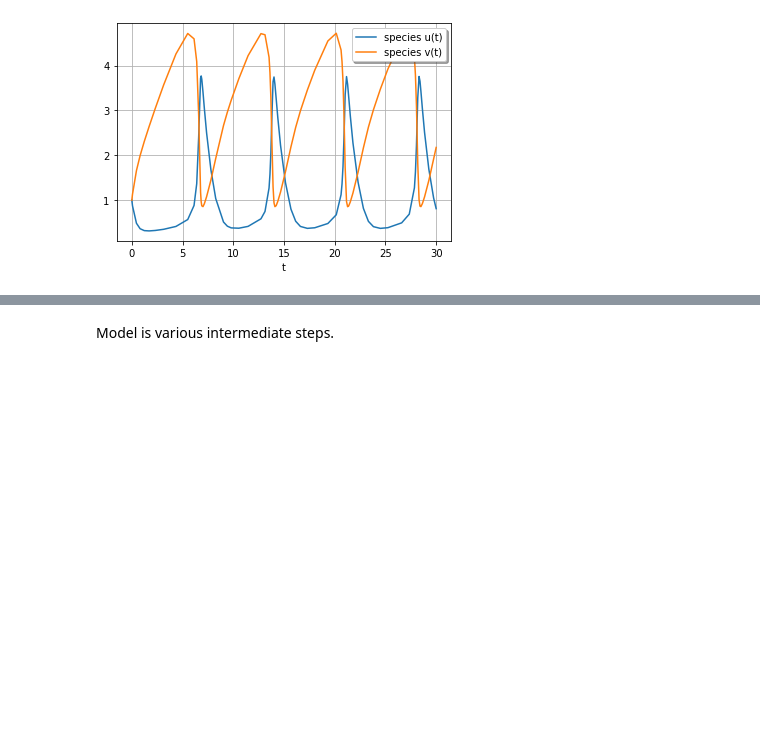
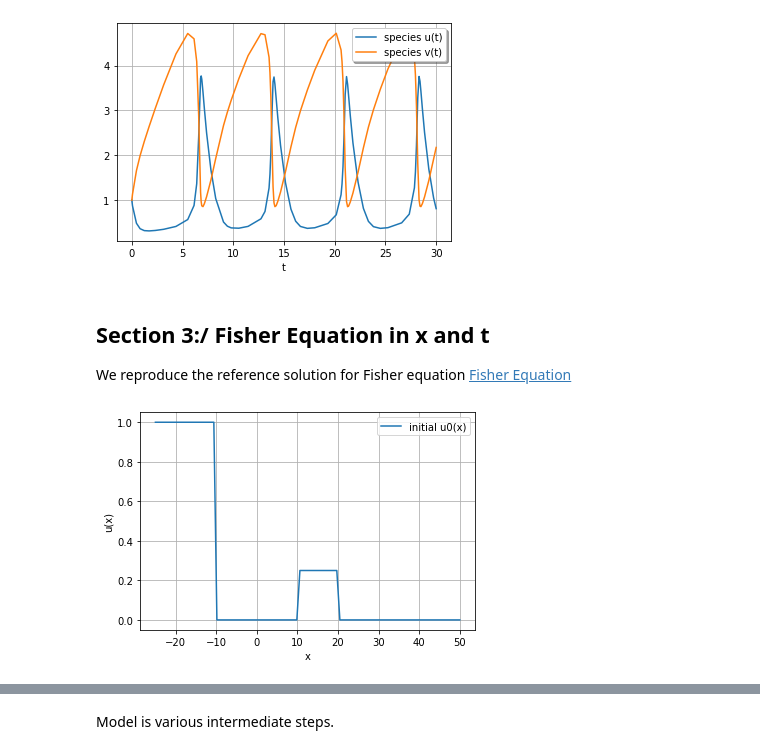
Before and after one commit to gawdot/numerical-practicum-chemical-engineers, a Jupyter notebook: homework2/notebooks/HW2-pde-reaction-diffusion.ipynb, the cells around one changed output, grey strips where cells are left out. Saved outputs shown, nothing was run; the diff lists cells and outputs as text; code cells hidden in the pictures; blank space fills up the shorter version.

```diff
--- a/homework2/notebooks/HW2-pde-reaction-diffusion.ipynb
+++ b/homework2/notebooks/HW2-pde-reaction-diffusion.ipynb
@@ -193,3 +199,21 @@ plt.grid()
 plt.show()
 # %% [output]
 [figure]
+# %% [markdown]
+## Section 3:/ Fisher Equation in x and t
+We reproduce the reference solution for Fisher equation [Fisher Equation](https://people.maths.ox.ac.uk/trefethen/pdectb/fisher2.pdf)
+# %%
+#..set the initial solution
+nsamples = 100
+xvec = np.linspace(-25,50,nsamples)
+u0 = (xvec<=-10)+0.25*((10<=xvec)*(xvec<=20))
+
+#..plot the computed solution
+plt.plot(xvec,u0,label='initial u0(x)')
+plt.xlabel('x')
+plt.ylabel('u(x)')
+plt.legend(loc='best')
+plt.grid()
+plt.show()
+# %% [output]
+[figure, added]
```
Also changed, not shown: parts of 27 cells of this notebook, 1 other file.
